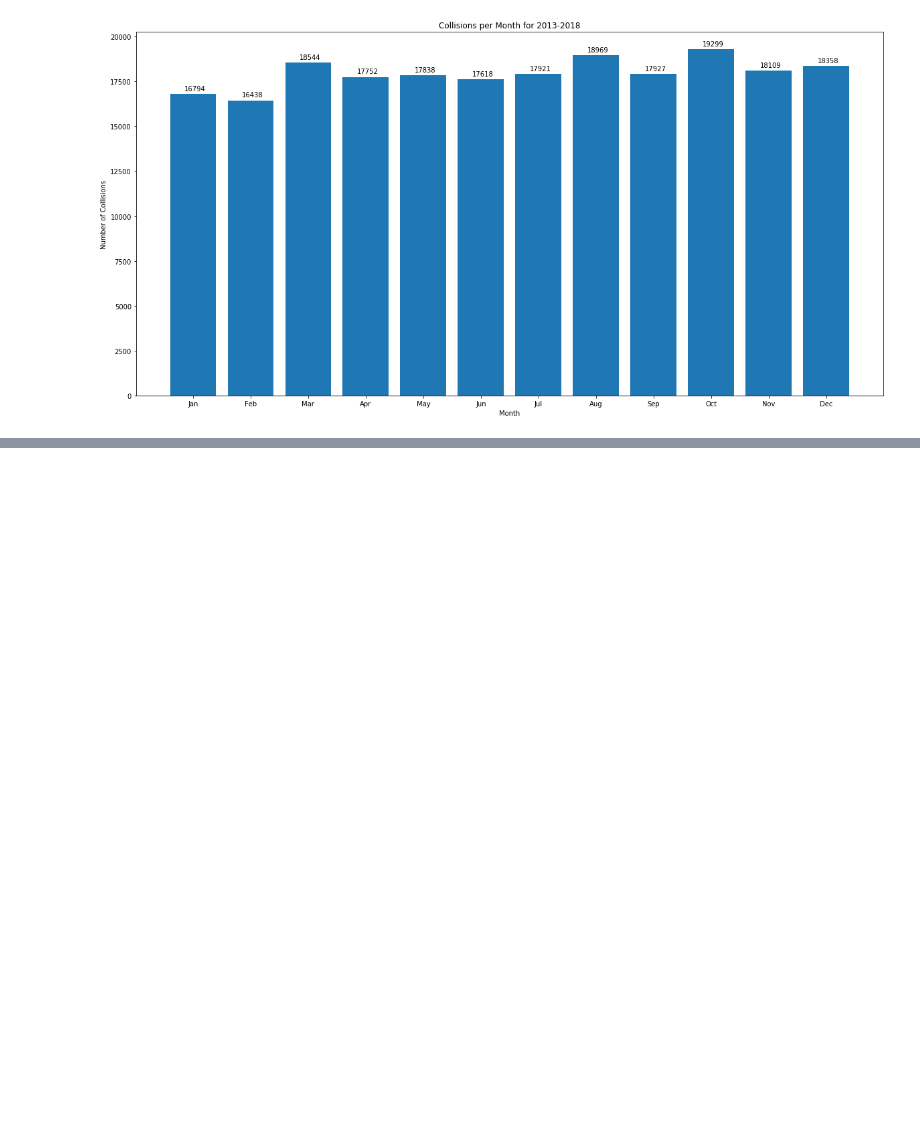
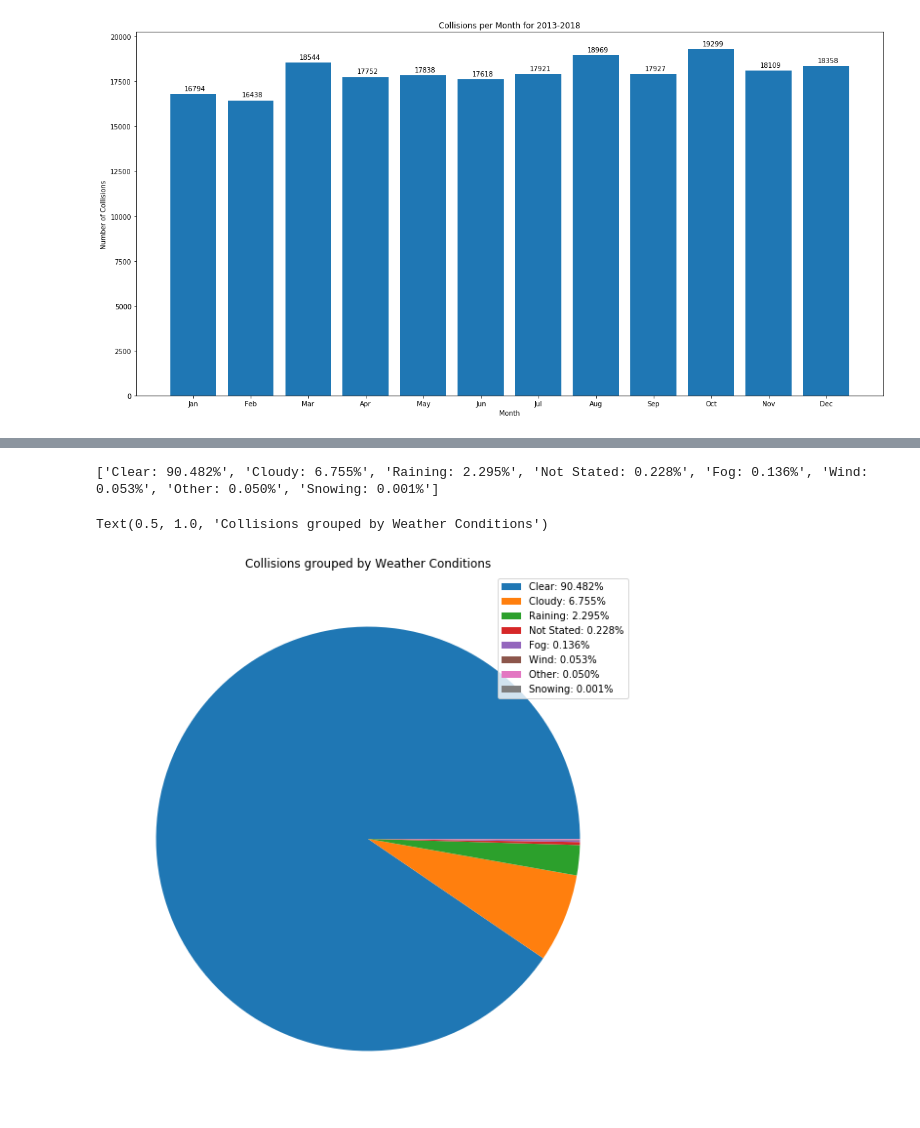
Before and after one commit to thomasdoan/LA_Collisions, a Jupyter notebook: Collisions.ipynb, the cells around one changed output, grey strips where cells are left out. Saved outputs shown, nothing was run; the diff lists cells and outputs as text; code cells hidden in the pictures; blank space fills up the shorter version.

```diff
--- a/Collisions.ipynb
+++ b/Collisions.ipynb
@@ -103,0 +119,21 @@ pio.write_html(fig, file='hello_world.html', auto_open=True)
+# %%
+# collisions grouped by weather
+collisions['weather_1'] = collisions['weather_1'].replace({'A':'Clear', 'B':'Cloudy', 'C':'Raining', 'D':'Snowing',
+                                                           'E':'Fog', 'F':'Other', 'G':'Wind', '-': 'Not Stated'})
+
+weather_counts = collisions['weather_1'].value_counts()
+total_accidents = weather_counts.sum()
+labels = []
+for i, val in weather_counts.items():
+    labels.append(i + ': {:.3%}'.format((1.*val) /total_accidents))
+
+print(labels)
+
+fig4 = plt.figure(figsize=(10, 10))
+plt.pie(x=weather_counts, labels=labels, labeldistance=None)
+plt.legend()
+plt.title('Collisions grouped by Weather Conditions')
+# %% [output]
+['Clear: 90.482%', 'Cloudy: 6.755%', 'Raining: 2.295%', 'Not Stated: 0.228%', 'Fog: 0.136%', 'Wind: 0.053%', 'Other: 0.050%', 'Snowing: 0.001%']
+Text(0.5, 1.0, 'Collisions grouped by Weather Conditions')
+[figure, added]
```
Also changed, not shown: parts of 6 cells of this notebook.
